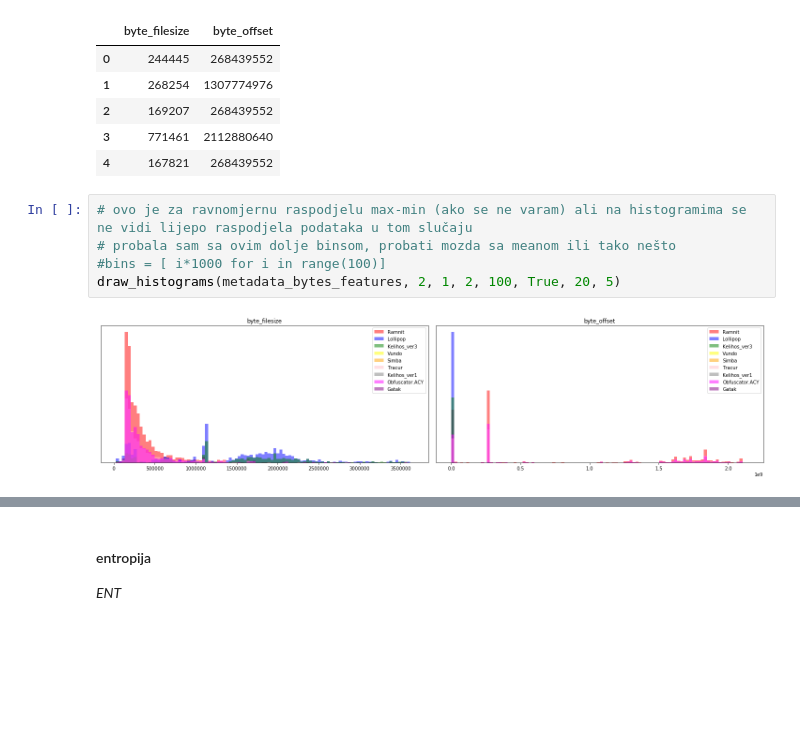
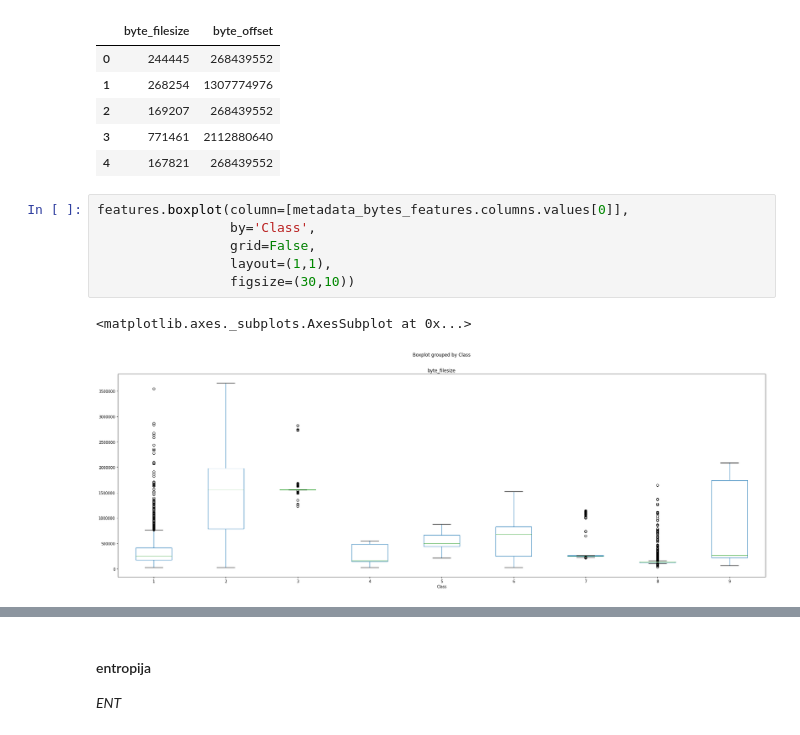
Before and after one commit to tomarga/Machine-Burning, a Jupyter notebook: [project proposal] microsoft malware classification.ipynb, the cells around one changed output, grey strips where cells are left out. Saved outputs shown, nothing was run; the diff lists cells and outputs as text; blank space fills up the shorter version.

```diff
--- a/[project proposal] microsoft malware classification.ipynb
+++ b/[project proposal] microsoft malware classification.ipynb
@@ -196,10 +197,12 @@ metadata_bytes_features.head()
 | 2 | 169207 | 268439552 |
 | 3 | 771461 | 2112880640 |
 | 4 | 167821 | 268439552 |
-# %%
-# ovo je za ravnomjernu raspodjelu max-min (ako se ne varam) ali na histogramima se ne vidi lijepo raspodjela podataka u tom slučaju
-# probala sam sa ovim dolje binsom, probati mozda sa meanom ili tako nešto
-#bins = [ i*1000 for i in range(100)]
-draw_histograms(metadata_bytes_features, 2, 1, 2, 100, True, 20, 5)
-# %% [output]
-[figure, removed]
+# %%
+features.boxplot(column=[metadata_bytes_features.columns.values[0]],
+                 by='Class',
+                 grid=False,
+                 layout=(1,1),
+                 figsize=(30,10))
+# %% [output]
+<matplotlib.axes._subplots.AxesSubplot at 0x...>
+[figure, added]
```
Also changed, not shown: parts of 37 cells of this notebook.
